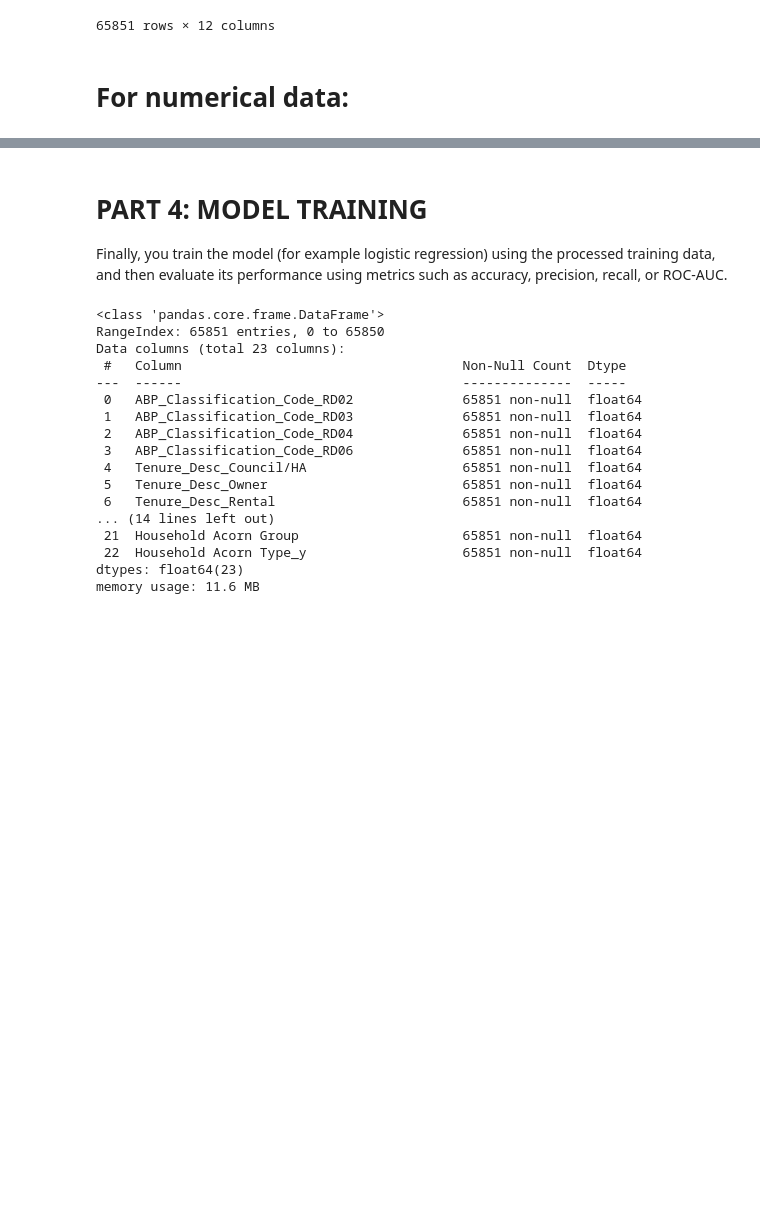
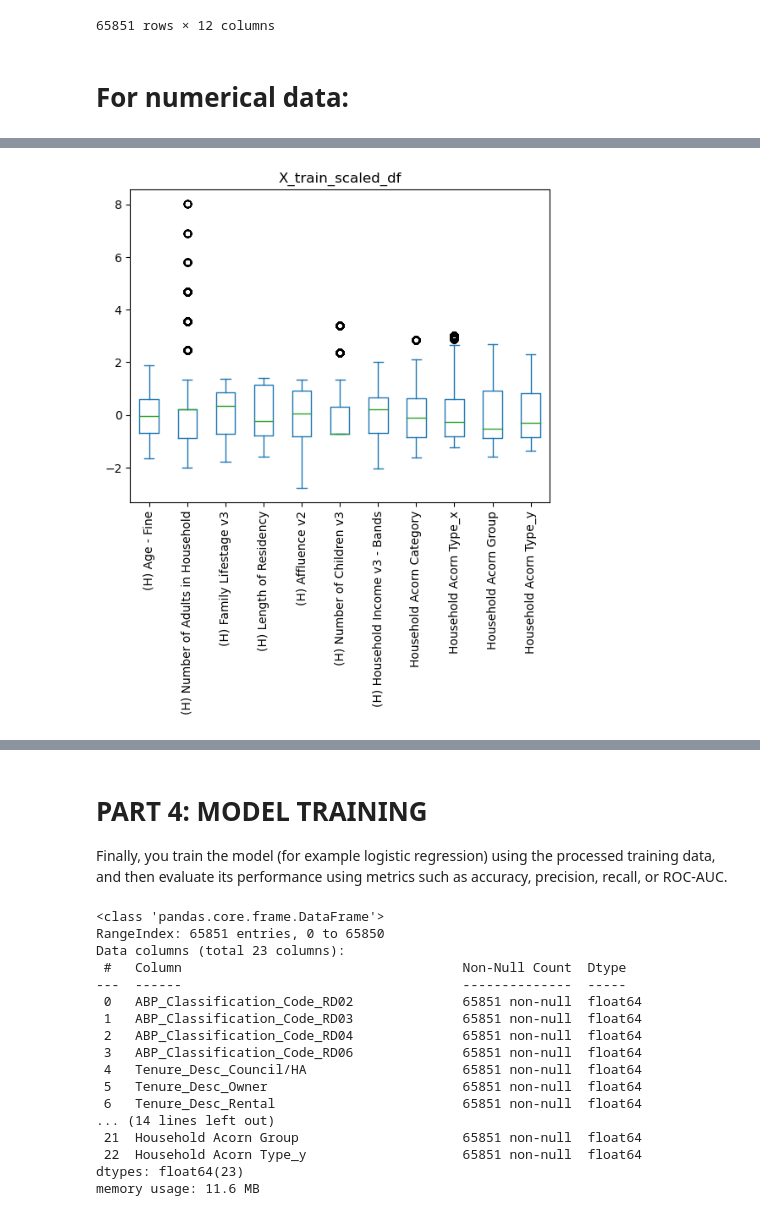
Before and after one commit to admason/C_Spark_Project, a Jupyter notebook: H_SFTY_1_DataCleanse_Exploration.ipynb, the cells around one changed output, grey strips where cells are left out. Saved outputs shown, nothing was run; the diff lists cells and outputs as text; code cells hidden in the pictures; blank space fills up the shorter version.

```diff
--- a/H_SFTY_1_DataCleanse_Exploration.ipynb
+++ b/H_SFTY_1_DataCleanse_Exploration.ipynb
@@ -765,3 +763,10 @@ X_train_scaled_df.head(2)
+# %%
+ax = X_train_scaled_df.plot.box()
+plt.xticks(rotation=90)
+plt.title('X_train_scaled_df')
+plt.show()
+# %% [output]
+[figure, added]
 # %%
 X_train_Engineered = pd.merge(X_train_obj_ohe, X_train_scaled_df, left_index=True, right_index=True, how ='inner')
 # %%
```
Also changed, not shown: parts of 20 cells of this notebook.
